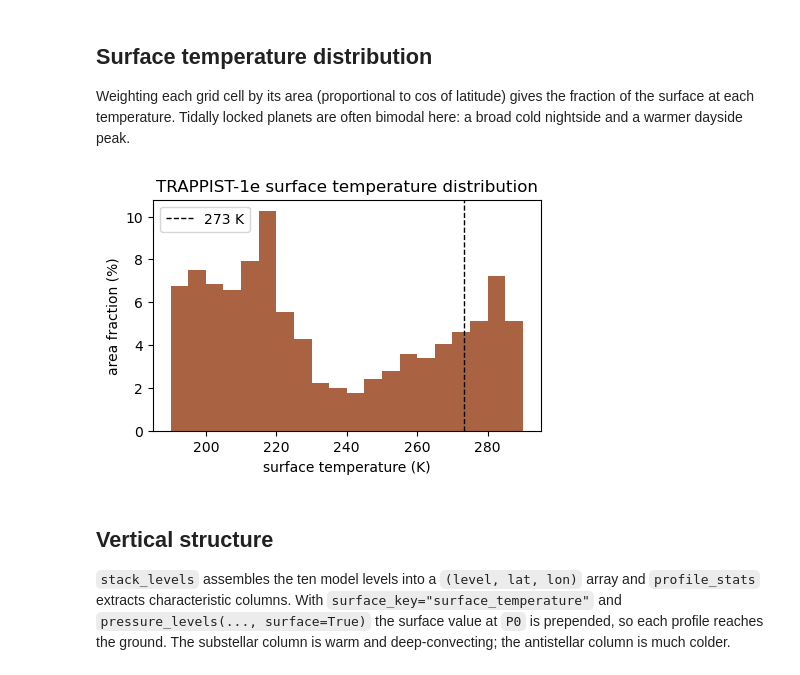
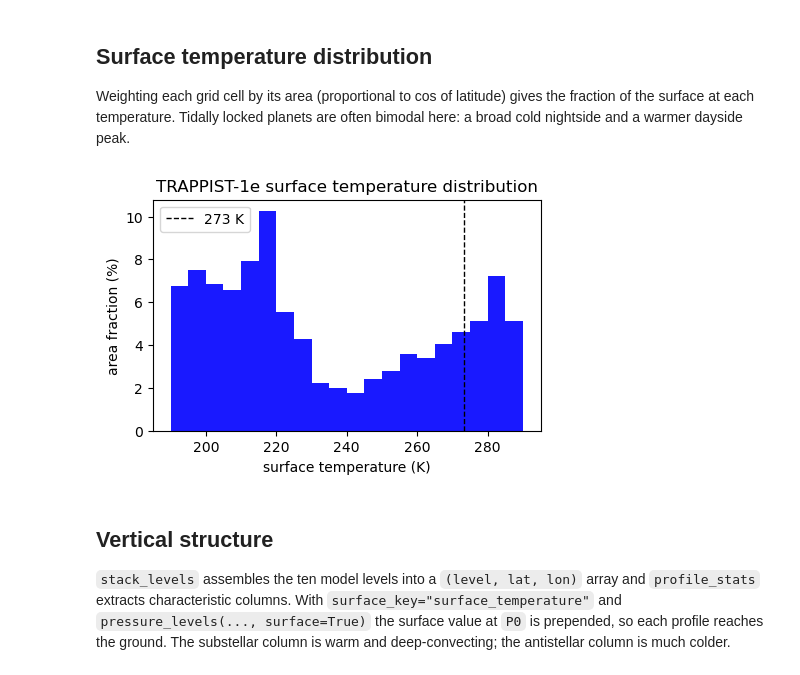
Before and after one commit to astroautomata/clero, a Jupyter notebook: demos/trappist1e.ipynb, the cells around one changed output. Drawn from its saved outputs; the diff is of its cells as text; code cells hidden in the pictures.

```diff
--- a/demos/trappist1e.ipynb
+++ b/demos/trappist1e.ipynb
@@ -55,17 +55,17 @@ Weighting each grid cell by its area (proportional to cos of latitude) gives the
 # %%
 surface = mean["surface_temperature"]
 w = latitude_weights(lat)
 area = np.broadcast_to(w[:, None], surface.shape) / surface.shape[1] * 100.0  # per-cell area fraction (%)
 bins = np.arange(np.floor(surface.min() / 5) * 5, surface.max() + 5, 5)
 
 fig, ax = plt.subplots(figsize=(5, 3))
-ax.hist(surface.ravel(), bins=bins, weights=area.ravel(), color="sienna", alpha=0.9)
+ax.hist(surface.ravel(), bins=bins, weights=area.ravel(), color="blue", alpha=0.9)
 ax.axvline(273.15, color="k", ls="--", lw=1, label="273 K")
 ax.set(xlabel="surface temperature (K)", ylabel="area fraction (%)", title="TRAPPIST-1e surface temperature distribution")
 ax.legend()
 plt.show()
 # %% [output]
-[figure, old version]
+[figure, new version]
 # %% [markdown]
 ## Vertical structure
 
```
Also changed, not shown: parts of 6 cells of this notebook, 8 other files.
